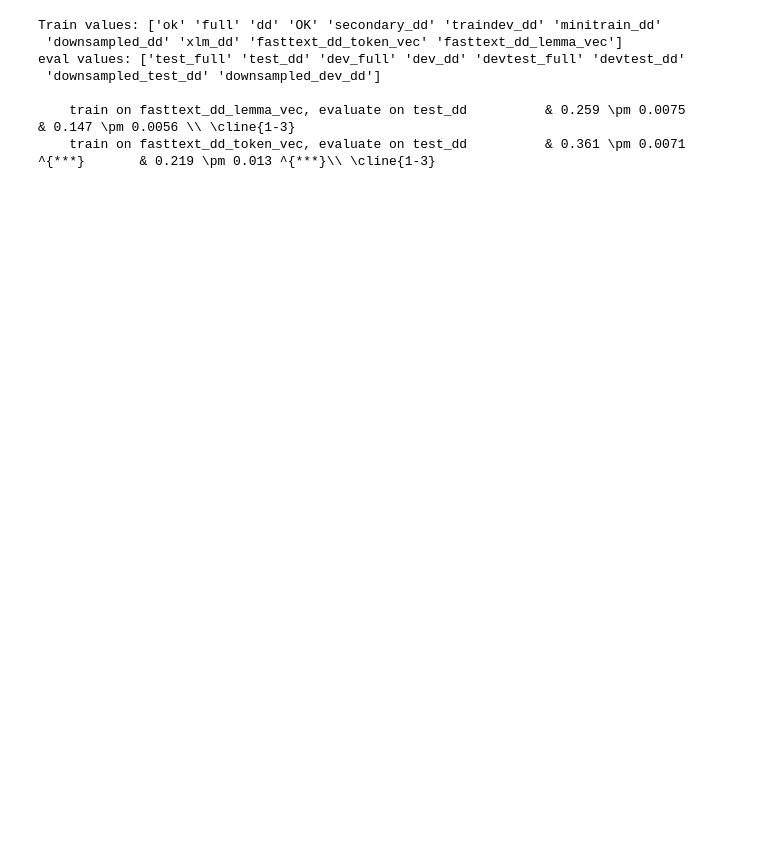
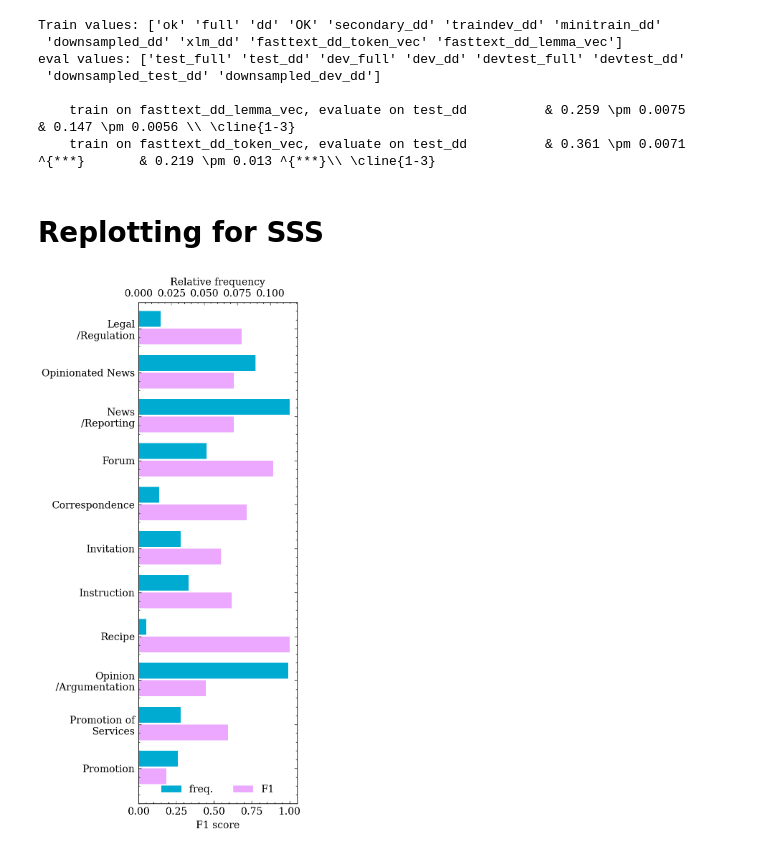
Before and after one commit to TajaKuzman/Transformers-GINCO-Experiments, a Jupyter notebook: 24_paper_additional_analysis.ipynb, the cells around one changed output. Saved outputs shown, nothing was run; the diff lists cells and outputs as text; code cells hidden in the pictures; blank space fills up the shorter version.

Commit message:
Replotted some figures for SSS

```diff
--- a/24_paper_additional_analysis.ipynb
+++ b/24_paper_additional_analysis.ipynb
@@ -671,3 +545,67 @@ eval values: ['test_full' 'test_dd' 'dev_full' 'dev_dd' 'devtest_full' 'devtest_
 
     train on fasttext_dd_lemma_vec, evaluate on test_dd          & 0.259 \pm 0.0075      & 0.147 \pm 0.0056 \\ \cline{1-3}
     train on fasttext_dd_token_vec, evaluate on test_dd          & 0.361 \pm 0.0071 ^{***}       & 0.219 \pm 0.013 ^{***}\\ \cline{1-3}
+# %% [markdown]
+# Replotting for SSS
+# %%
+plotdf = pd.DataFrame(to_plot)
+plotdf = plotdf.sort_values(by="frequency", ascending=False)
+plotdf = plotdf.loc[['Legal/Regulation', 'Opinionated News', 'News/Reporting', 'Forum',
+       'Correspondence', 'Invitation', 'Instruction', 'Recipe',
+       'Opinion/Argumentation', 'Promotion of Services', 'Promotion'], :]
+fig, ax = plt.subplots(figsize=(4,8), dpi=200)
+ax2 = plt.twiny(ax)
+spread_factor = 5
+#train_labels = ['Information/Explanation', 'News/Reporting', 'Promotion of a Product', 'Opinion/Argumentation', 'List of Summaries/Excerpts', 'Opinionated News', 'Forum', 'Instruction', 'Other', 'Promotion of Services', 'Invitation', 'Promotion', 'Legal/Regulation', 'Announcement', 'Review', 'Correspondence', 'Call', 'Research Article', 'Interview', 'Recipe', 'Prose']
+labels = plotdf.index.values
+ind = np.arange(len(plotdf.index))*spread_factor
+
+sep = 1
+height = 0.9
+height *= 2
+lines = list()
+
+colors = [
+    "#f1c76b",
+    "#eba8fe",
+    "#67e3a9",
+    "#00abd2"
+    ]
+
+
+
+lines.append(ax2.barh(ind-3*sep, plotdf["frequency"].values,
+        height=height,
+        label="freq.",
+        color=colors[-1],
+        align="edge"))
+
+for i, col in enumerate(["40%", "60%", "80%"]):
+    if i in {0,2}:
+        continue
+
+    lines.append(ax.barh(ind+(i-2)*sep, plotdf[col].values, height=height,
+                        label="F1", #label=col,
+                        color=colors[i],
+    align = "edge"))
+ax.set_yticks(ind-1*sep)
+ax.set_yticklabels([label.replace("/", "\n/").replace(" of ", " of\n") for label in labels], #fontsize="x-small"
+                    )
+ax.invert_yaxis()
+ax.set_xlabel("F1 score")
+
+
+ax2.set_xlabel("Relative frequency")
+
+labs = [l.get_label() for l in lines]
+ax.legend(lines, labs,
+        # fontsize="x-small",
+        ncol=2, loc=8)
+ax.set_ylim(53, -4)
+
+plt.tight_layout()
+plt.savefig("paper/Q3_2_at_60_part_1.png")
+plt.savefig("paper/Q3_2_at_60_part_1.pdf")
+plt.show()
+# %% [output]
+[figure, added]
```
Also changed, not shown: parts of 6 cells of this notebook, 7 other files.
